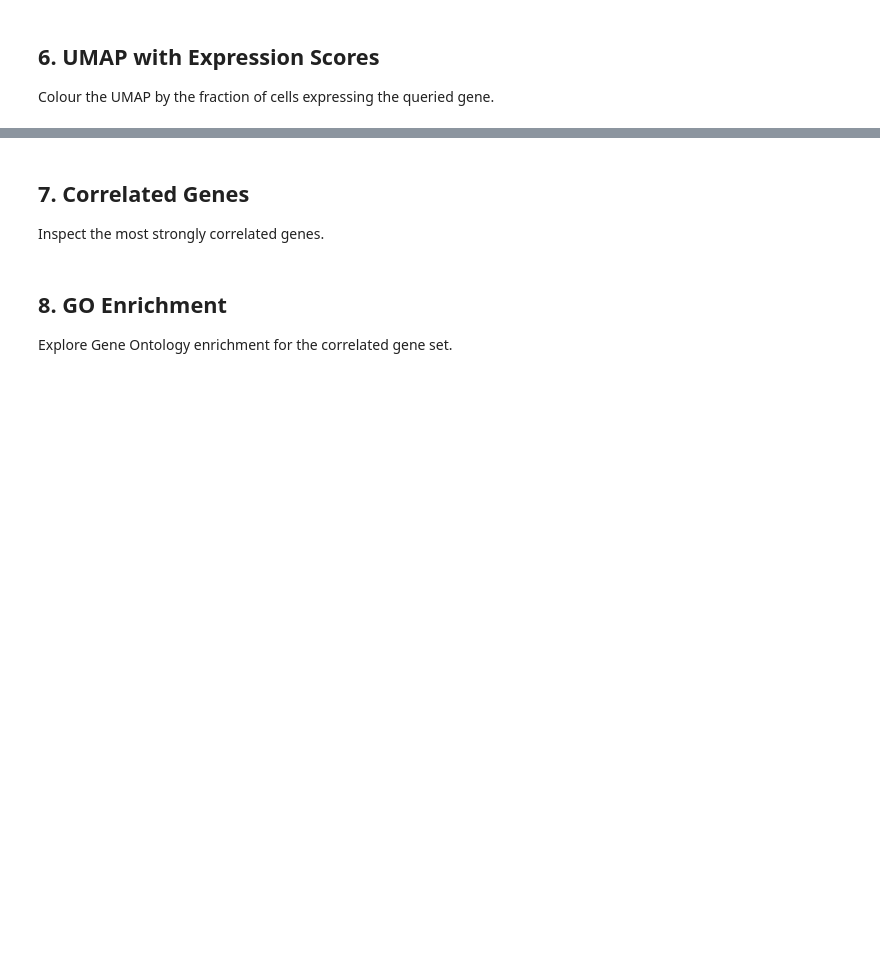
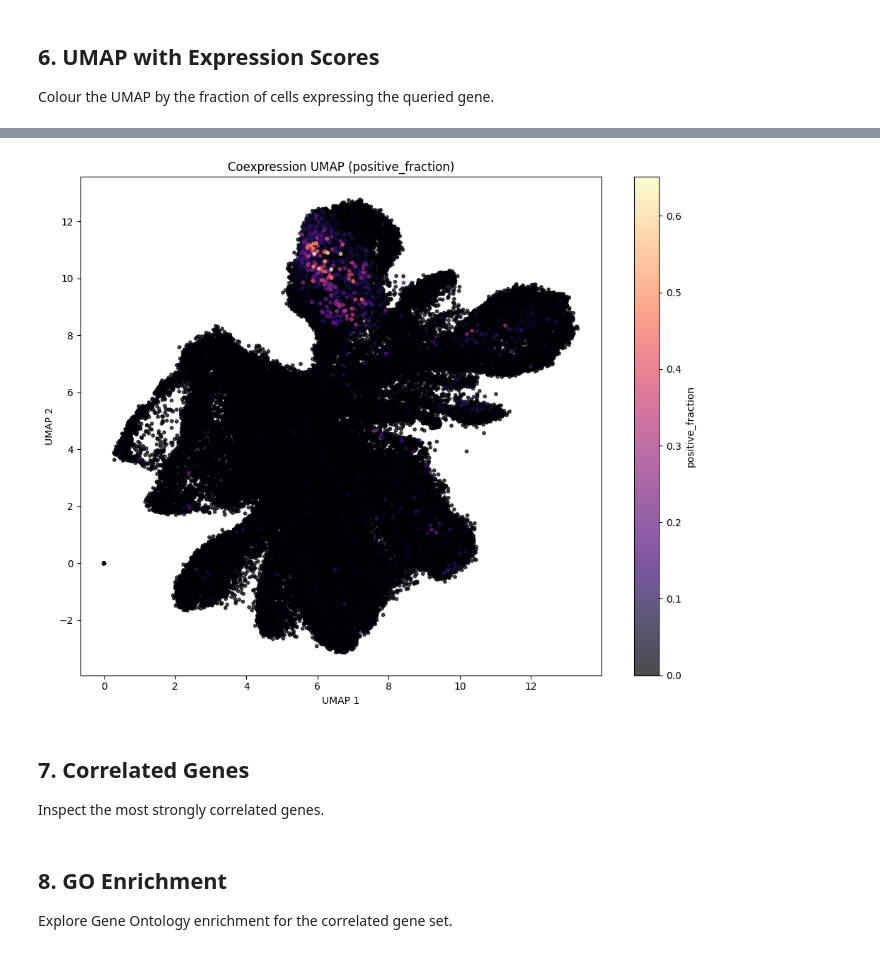
Before and after one commit to malva-bio/malva_client, a Jupyter notebook: examples/04_coexpression_analysis.ipynb, the cells around one changed output, grey strips where cells are left out. Saved outputs shown, nothing was run; the diff lists cells and outputs as text; code cells hidden in the pictures; blank space fills up the shorter version.

Commit message:
fixed plotting of umap and tutorials

```diff
--- a/examples/04_coexpression_analysis.ipynb
+++ b/examples/04_coexpression_analysis.ipynb
@@ -12,4 +12,4 @@ Connect to the Malva API. If you have configured your token via
 # %%
 from malva_client import MalvaClient
 
-client = MalvaClient()
+client = MalvaClient("https://malva.mdc-berlin.de", "uMqFKR2hkO8mNvGaqc0dol6SkqiDBEze0tCuvIot4qE")
@@ -26,7 +36,7 @@ client.print_dict_summary(hierarchy)
 Fetch the base UMAP embedding for a dataset. Replace `"DATASET_ID"`
 with a dataset from the hierarchy above.
 # %%
-DATASET_ID = "DATASET_ID"  # <-- replace with your dataset
+DATASET_ID = "Human_Cell_Atlas"  # <-- replace with your dataset
 
 umap = client.get_umap_coordinates(DATASET_ID)
 umap.to_dataframe().head()
@@ -57,3 +106,40 @@ coexpr.plot_umap(color_by='positive_fraction')
+# %%
+import matplotlib.pyplot as plt
+
+color_by = 'positive_fraction'
+point_size = None
+cmap = 'magma'
+figsize = (10, 8)
+
+df = coexpr.scores_to_dataframe()
+# %%
+import pandas as pd
+import numpy as np
+
+if pd.api.types.is_any_real_numeric_dtype(df['cluster']):
+    df = df.sort_values(by=color_by, ascending=True)
+# %%
+fig, ax = plt.subplots(figsize=(10, 8))
+
+if point_size is None:
+    point_size = max(10, 200 / (len(df) ** 0.5))
+
+x_col = 'umap_x' if 'umap_x' in df.columns else df.columns[0]
+y_col = 'umap_y' if 'umap_y' in df.columns else df.columns[1]
+
+if color_by in df.columns:
+    scatter = ax.scatter(df[x_col], df[y_col], c=df[color_by],
+                            s=point_size, cmap=cmap, alpha=0.7)
+    plt.colorbar(scatter, ax=ax, label=color_by)
+else:
+    ax.scatter(df[x_col], df[y_col], s=point_size, alpha=0.7)
+
+ax.set_xlabel('UMAP 1')
+ax.set_ylabel('UMAP 2')
+ax.set_title(f'Coexpression UMAP ({color_by})')
+plt.tight_layout()
+# %% [output]
+[figure, added]
 # %% [markdown]
 ## 7. Correlated Genes
 
```
Also changed, not shown: parts of 7 cells of this notebook, 3 other files.
